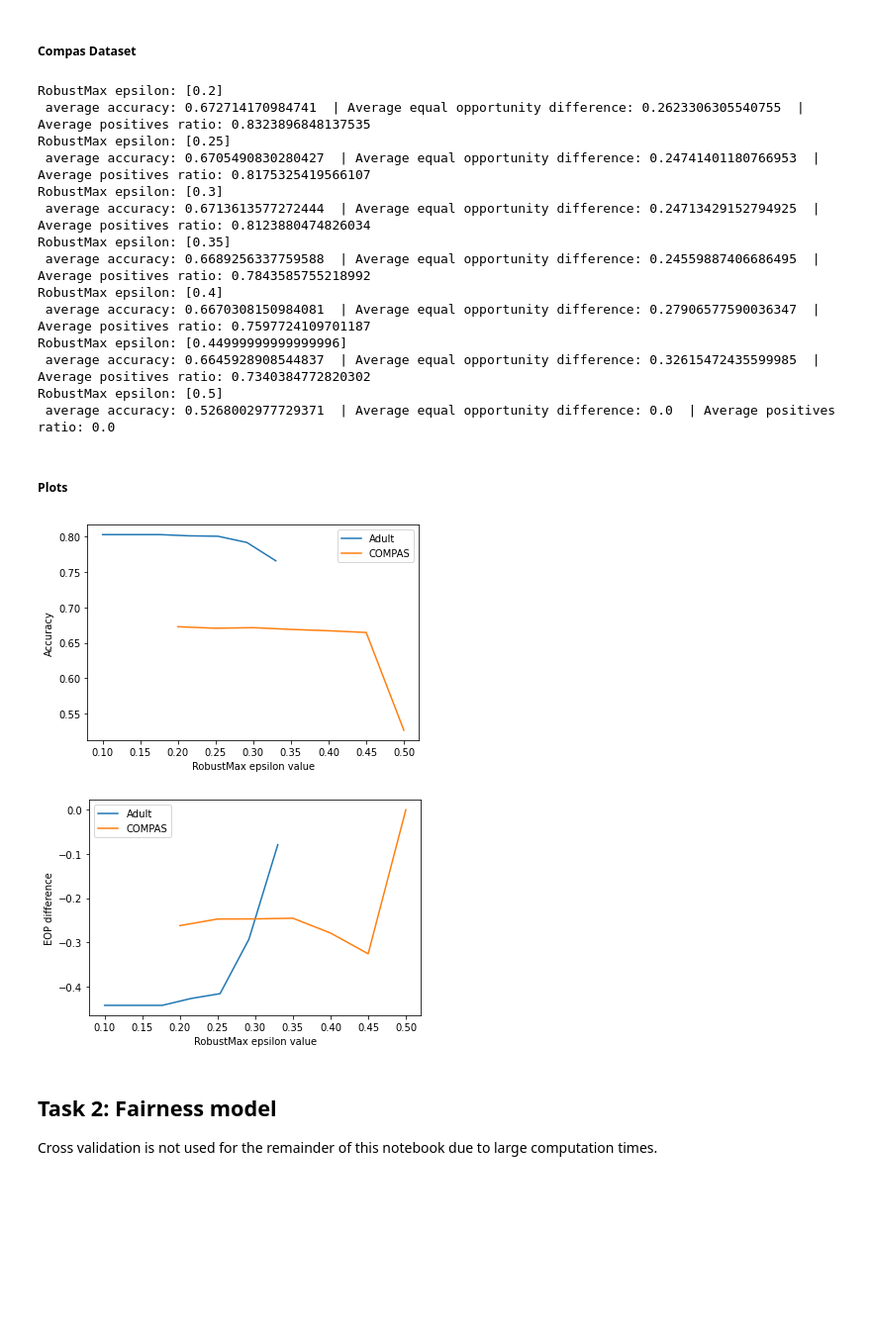
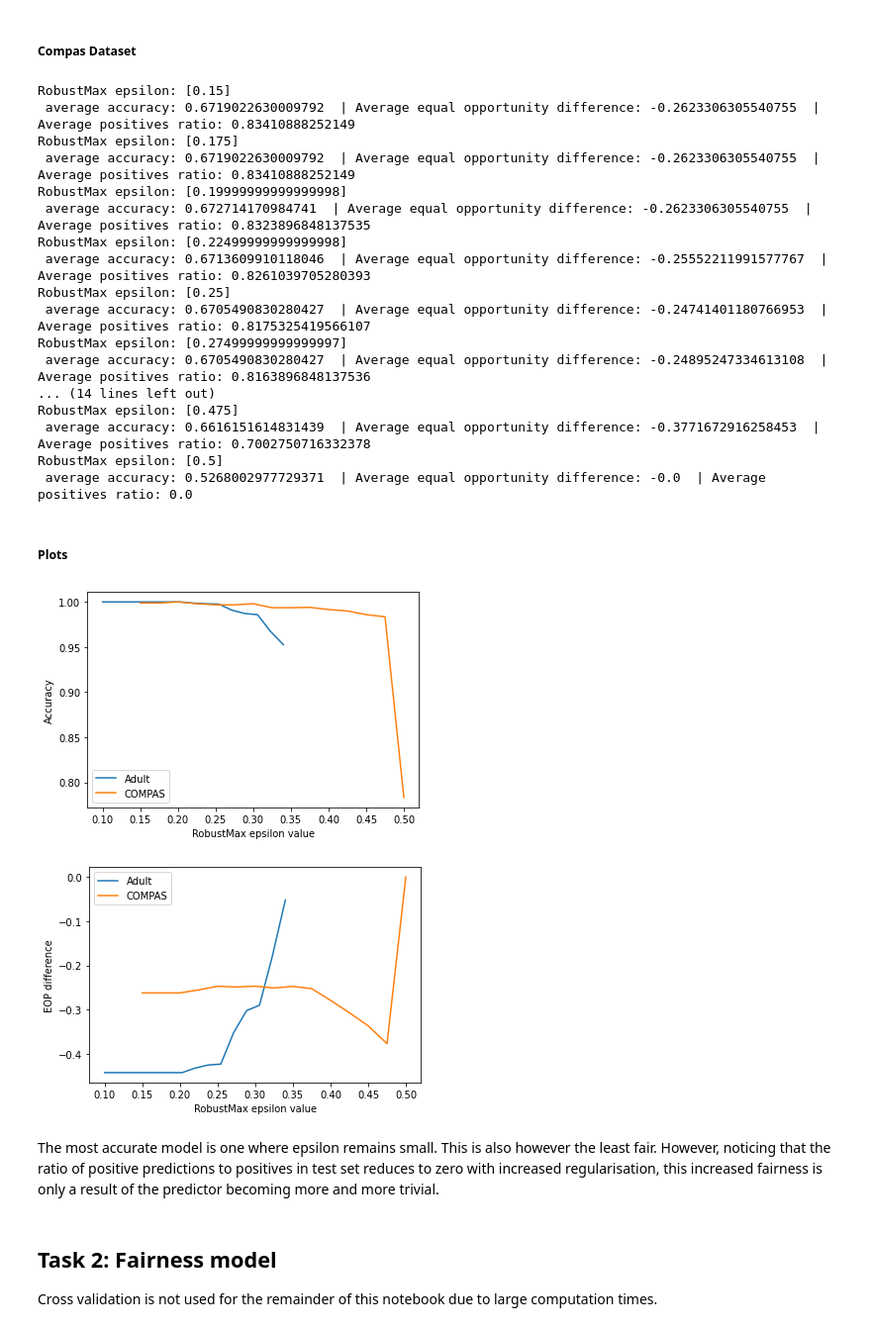
Before and after one commit to hugheshallettj/Fair_SVGP, a Jupyter notebook: SVGP_fairness_coursework.ipynb, the cells around one changed output. Shown: that part at 99% size. Saved outputs shown, nothing was run; the diff lists cells and outputs as text; code cells hidden in the pictures; blank space fills up the shorter version.

```diff
--- a/SVGP_fairness_coursework.ipynb
+++ b/SVGP_fairness_coursework.ipynb
@@ -603,7 +554,7 @@ We can see that the model makes an improvement on the accuracy of the trivial un
 # %% [markdown]
 ##### Adult Dataset
 # %%
-epsilons_adult = np.linspace(0.15, 0.34, 8)
+epsilons_adult = np.linspace(0.1, 0.34, 15)
 epsilons_adult = [[epsilon] for epsilon in epsilons_adult]
 
 scoring_metrics = {"accuracy": "accuracy", "equal_opportunity_difference": make_scorer(tpr_differ), "positives_ratio": make_scorer(positives_ratio)}
@@ -645,7 +599,7 @@ RobustMax epsilon: [0.33]
 # %% [markdown]
 ##### Compas Dataset
 # %%
-epsilons_compas = np.linspace(0.2, 0.495, 8)
+epsilons_compas = np.linspace(0.15, 0.5, 15)
 epsilons_compas = [[epsilon] for epsilon in epsilons_compas]
 
 score_log_compas = []
@@ -668,20 +622,23 @@ with tf.device('/device:GPU:0'):  # Using GPU for supposedly faster computation.
             )
         score_log_compas.append(scores)
 # %% [output]
-RobustMax epsilon: [0.2]
- average accuracy: 0.672714170984741  | Average equal opportunity difference: 0.2623306305540755  | Average positives ratio: 0.8323896848137535
+RobustMax epsilon: [0.15]
+ average accuracy: 0.6719022630009792  | Average equal opportunity difference: -0.2623306305540755  | Average positives ratio: 0.83410888252149
+RobustMax epsilon: [0.175]
+ average accuracy: 0.6719022630009792  | Average equal opportunity difference: -0.2623306305540755  | Average positives ratio: 0.83410888252149
+RobustMax epsilon: [0.19999999999999998]
+ average accuracy: 0.672714170984741  | Average equal opportunity difference: -0.2623306305540755  | Average positives ratio: 0.8323896848137535
+RobustMax epsilon: [0.22499999999999998]
+ average accuracy: 0.6713609910118046  | Average equal opportunity difference: -0.25552211991577767  | Average positives ratio: 0.8261039705280393
 RobustMax epsilon: [0.25]
- average accuracy: 0.6705490830280427  | Average equal opportunity difference: 0.24741401180766953  | Average positives ratio: 0.8175325419566107
-RobustMax epsilon: [0.3]
- average accuracy: 0.6713613577272444  | Average equal opportunity difference: 0.24713429152794925  | Average positives ratio: 0.8123880474826034
-RobustMax epsilon: [0.35]
- average accuracy: 0.6689256337759588  | Average equal opportunity difference: 0.24559887406686495  | Average positives ratio: 0.7843585755218992
-RobustMax epsilon: [0.4]
- average accuracy: 0.6670308150984081  | Average equal opportunity difference: 0.27906577590036347  | Average positives ratio: 0.7597724109701187
-RobustMax epsilon: [0.44999999999999996]
- average accuracy: 0.6645928908544837  | Average equal opportunity difference: 0.32615472435599985  | Average positives ratio: 0.7340384772820302
+ average accuracy: 0.6705490830280427  | Average equal opportunity difference: -0.24741401180766953  | Average positives ratio: 0.8175325419566107
+RobustMax epsilon: [0.27499999999999997]
+ average accuracy: 0.6705490830280427  | Average equal opportunity difference: -0.24895247334613108  | Average positives ratio: 0.8163896848137536
+... (14 lines left out)
+RobustMax epsilon: [0.475]
+ average accuracy: 0.6616151614831439  | Average equal opportunity difference: -0.3771672916258453  | Average positives ratio: 0.7002750716332378
 RobustMax epsilon: [0.5]
- average accuracy: 0.5268002977729371  | Average equal opportunity difference: 0.0  | Average positives ratio: 0.0
+ average accuracy: 0.5268002977729371  | Average equal opportunity difference: -0.0  | Average positives ratio: 0.0
 # %% [markdown]
 ##### Plots
 # %%
@@ -690,37 +647,39 @@ fairnesses_adult = []
 
 accuracies_compas = []
 fairnesses_compas = []
 
 for score in score_log_adult:
     fairness = np.mean(score["test_equal_opportunity_difference"])
     accuracy = np.mean(score["test_accuracy"])
     accuracies_adult.append(accuracy)
     fairnesses_adult.append(fairness)
 
 for score in score_log_compas:
     fairness = -np.mean(score["test_equal_opportunity_difference"])
     accuracy = np.mean(score["test_accuracy"])
     accuracies_compas.append(accuracy)
     fairnesses_compas.append(fairness)
 
 
 plt.xlabel("RobustMax epsilon value")
 plt.ylabel("Accuracy")
-plt.plot(epsilons_adult, accuracies_adult, label="Adult")
-plt.plot(epsilons_compas, accuracies_compas, label="COMPAS")
+plt.plot(epsilons_adult, np.array(accuracies_adult)/max(accuracies_adult), label="Adult")
+plt.plot(epsilons_compas, np.array(accuracies_compas)/max(accuracies_compas), label="COMPAS")
 plt.legend()
 plt.show()
 
 
 plt.xlabel("RobustMax epsilon value")
 plt.ylabel("EOP difference")
 plt.plot(epsilons_adult, fairnesses_adult, label="Adult")
 plt.plot(epsilons_compas, fairnesses_compas, label="COMPAS")
 plt.legend()
 plt.show()
 # %% [output]
-[figure, old version]
+[figure, new version]
-[figure, old version]
+[figure, new version]
+# %% [markdown]
+The most accurate model is one where epsilon remains small. This is also however the least fair. However, noticing that the ratio of positive predictions to positives in test set reduces to zero with increased regularisation, this increased fairness is only a result of the predictor becoming more and more trivial.
 # %% [markdown]
 ## Task 2: Fairness model
 
```
Also changed, not shown: parts of 37 cells of this notebook, 1 other file.
